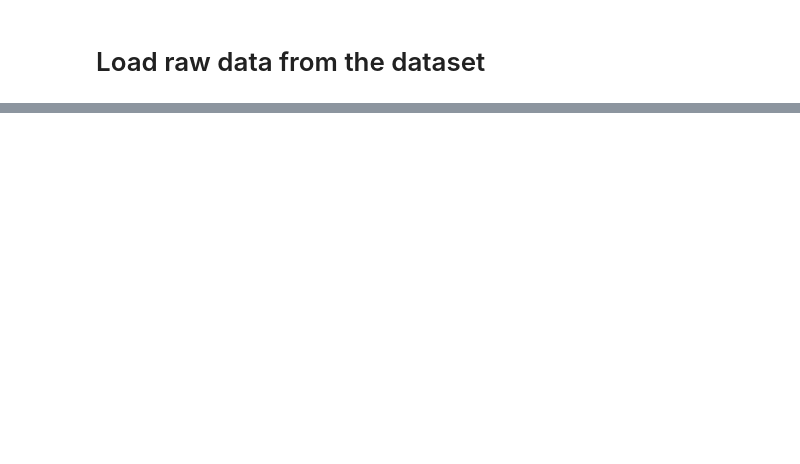
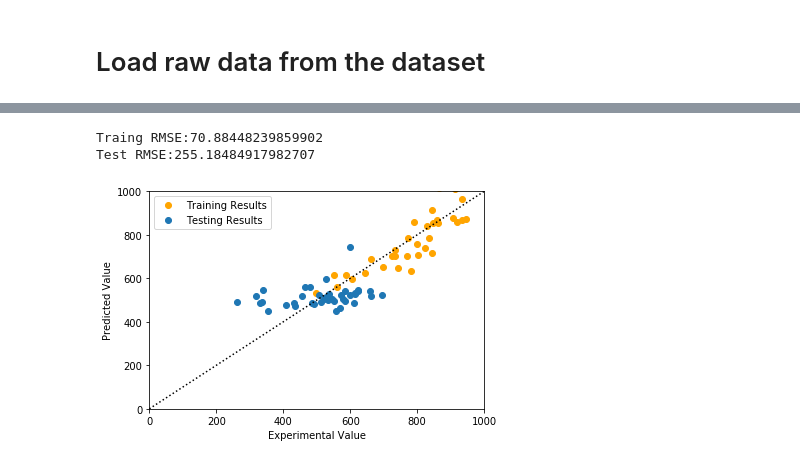
Before and after one commit to cycle-life/ml_lib, a Jupyter notebook: Jupyter Notebooks/Training.ipynb, the cells around one changed output, grey strips where cells are left out. Saved outputs shown, nothing was run; the diff lists cells and outputs as text; code cells hidden in the pictures; blank space fills up the shorter version.

```diff
--- a/Jupyter Notebooks/Training.ipynb
+++ b/Jupyter Notebooks/Training.ipynb
@@ -93,0 +113,7 @@ LetsTraining(X,y,LogisticRegression,param={'C': 10,'penalty':'l1'})
+# %%
+from sklearn.linear_model import Lasso
+clf=LetsTraining(X_train,y_train,X_test,y_test,Lasso)
+# %% [output]
+Traing RMSE:70.88448239859902
+Test RMSE:255.18484917982707
+[figure, added]
```
Also changed, not shown: parts of 8 cells of this notebook, 1 other file.
